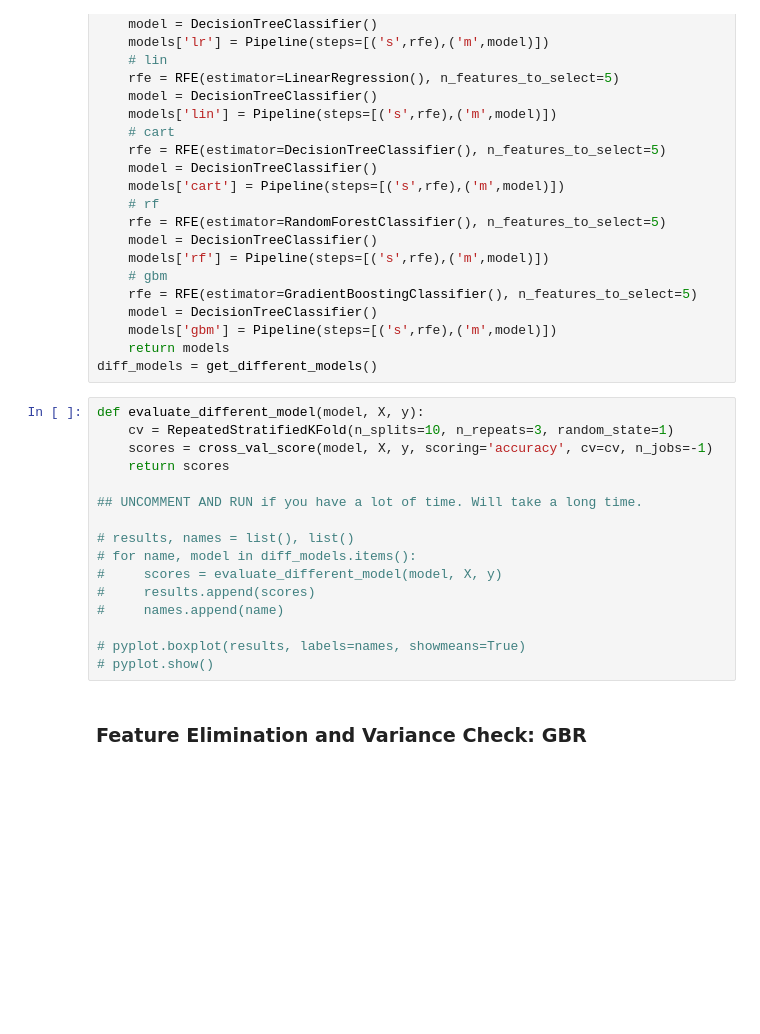
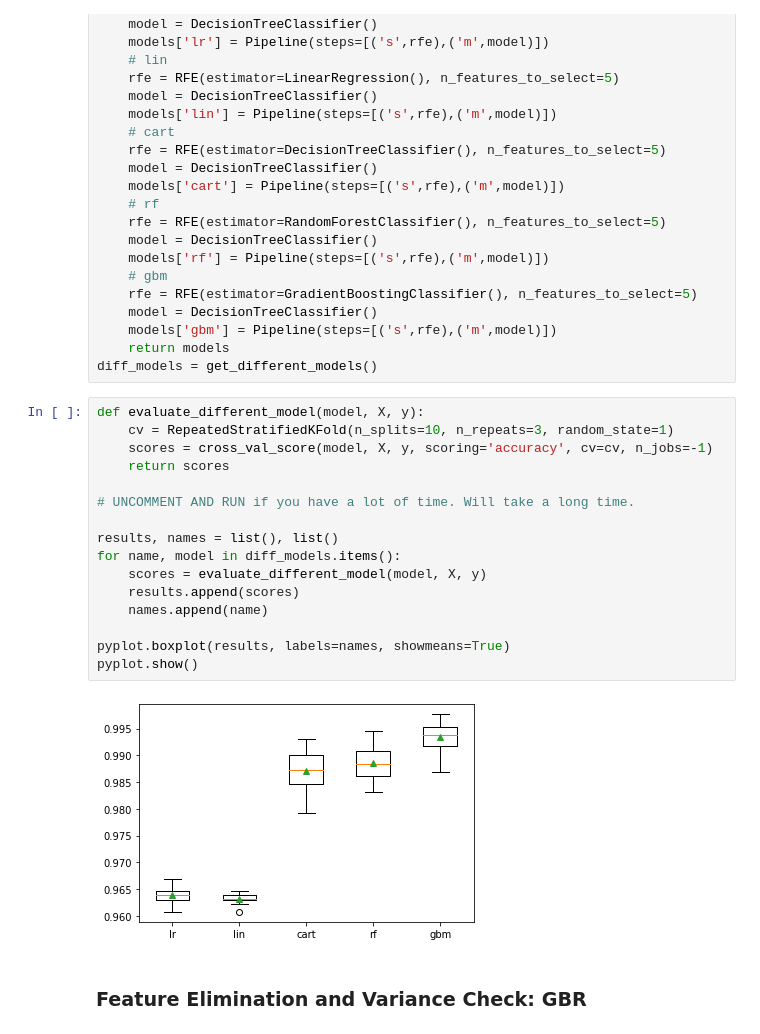
Before and after one commit to Prazhant/practicum, a Jupyter notebook: DataCleanUp_FeatureSelection_PhaseOne.ipynb, the cells around one changed output. Drawn from its saved outputs; the diff is of its cells as text; blank space fills up the shorter version.

```diff
--- a/DataCleanUp_FeatureSelection_PhaseOne.ipynb
+++ b/DataCleanUp_FeatureSelection_PhaseOne.ipynb
@@ -702,19 +703,21 @@ diff_models = get_different_models()
 # %%
 def evaluate_different_model(model, X, y):
     cv = RepeatedStratifiedKFold(n_splits=10, n_repeats=3, random_state=1)
     scores = cross_val_score(model, X, y, scoring='accuracy', cv=cv, n_jobs=-1)
     return scores
 
-## UNCOMMENT AND RUN if you have a lot of time. Will take a long time.
+# UNCOMMENT AND RUN if you have a lot of time. Will take a long time.
 
-# results, names = list(), list()
-# for name, model in diff_models.items():
-#     scores = evaluate_different_model(model, X, y)
-#     results.append(scores)
-#     names.append(name)
+results, names = list(), list()
+for name, model in diff_models.items():
+    scores = evaluate_different_model(model, X, y)
+    results.append(scores)
+    names.append(name)
 
-# pyplot.boxplot(results, labels=names, showmeans=True)
-# pyplot.show()
+pyplot.boxplot(results, labels=names, showmeans=True)
+pyplot.show()
+# %% [output]
+[figure, added]
 # %% [markdown]
 ### Feature Elimination and Variance Check: GBR
 # %%
```
Also changed, not shown: parts of 31 cells of this notebook, 3 other files.
